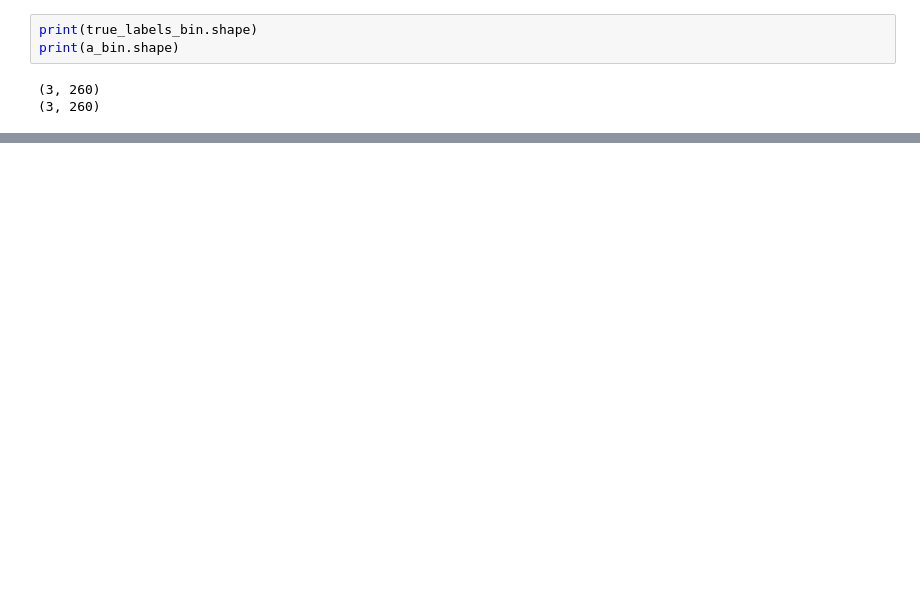
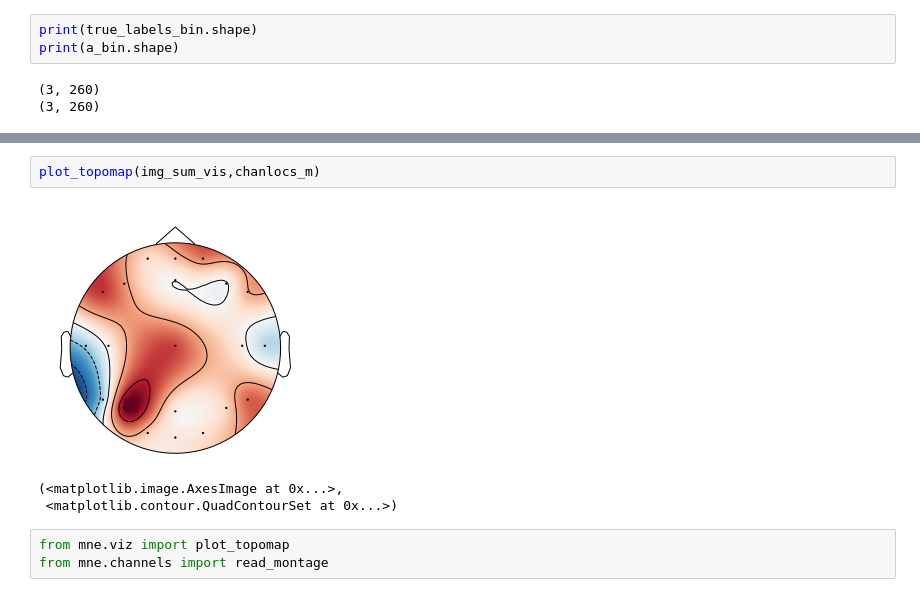
Before and after one commit to voxxys/dl_sandbox, a Jupyter notebook: lesser/LesserConvnet.ipynb, the cells around one changed output, grey strips where cells are left out. Saved outputs shown, nothing was run; the diff lists cells and outputs as text; blank space fills up the shorter version.

```diff
--- a/lesser/LesserConvnet.ipynb
+++ b/lesser/LesserConvnet.ipynb
@@ -408,0 +459,9 @@ plot_topomap(img_sum_vis,chanlocs_m)
+# %%
+plot_topomap(img_sum_vis,chanlocs_m)
+# %% [output]
+[figure, added]
+(<matplotlib.image.AxesImage at 0x...>,
+ <matplotlib.contour.QuadContourSet at 0x...>)
+# %%
+from mne.viz import plot_topomap
+from mne.channels import read_montage
```
Also changed, not shown: parts of 45 cells of this notebook, 10 other files.
